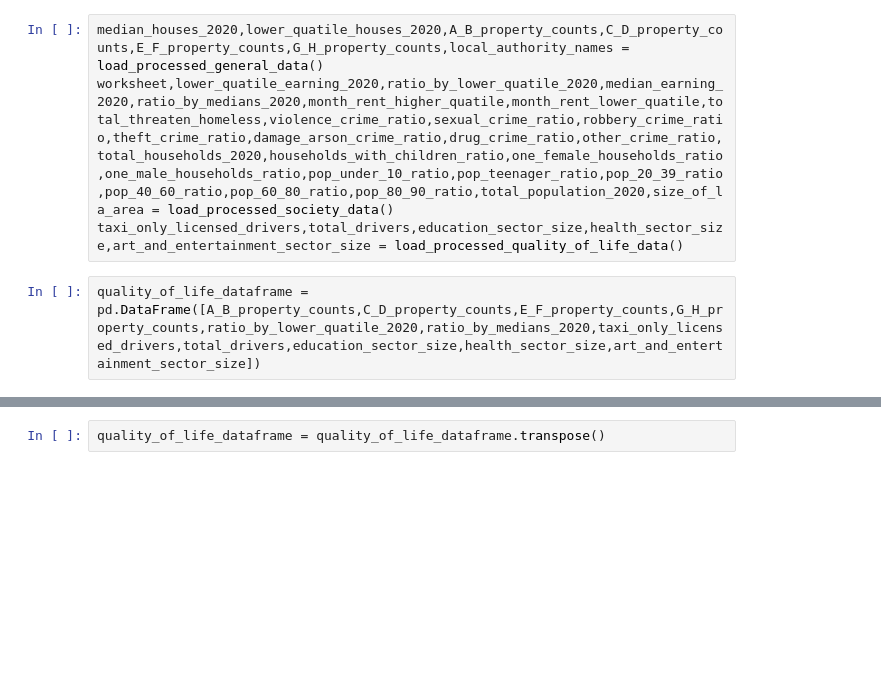
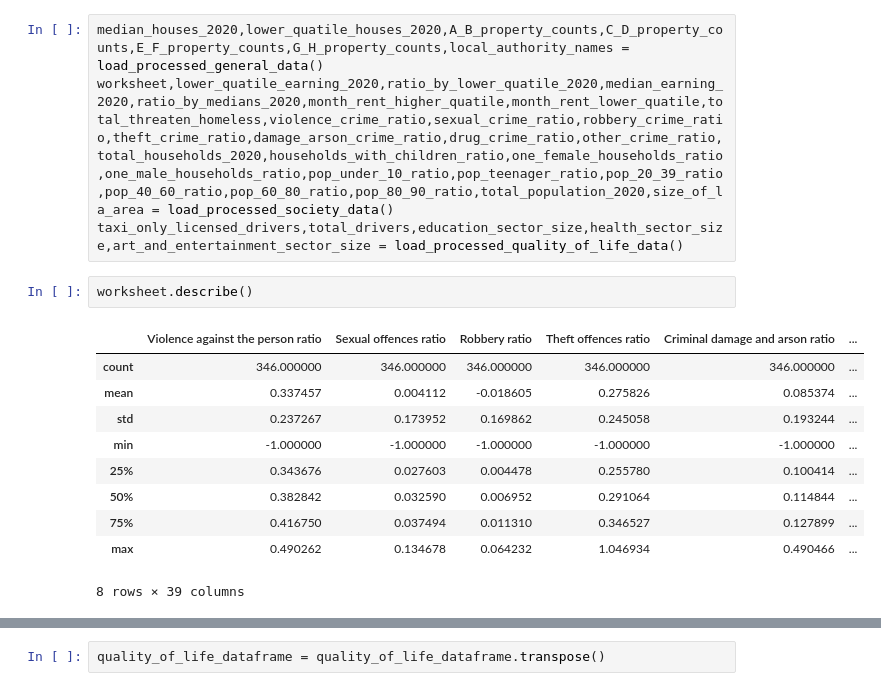
Before and after one commit to SIthodox2286/mdm_3_phace_C, a Jupyter notebook: multi_variable_linear_regression_analysis.ipynb, the cells around one changed output, grey strips where cells are left out. Saved outputs shown, nothing was run; the diff lists cells and outputs as text; blank space fills up the shorter version.

```diff
--- a/multi_variable_linear_regression_analysis.ipynb
+++ b/multi_variable_linear_regression_analysis.ipynb
@@ -48,5 +48,16 @@ def produce_predictions_linear_regression(train_X, test_X, train_y, test_y):
 median_houses_2020,lower_quatile_houses_2020,A_B_property_counts,C_D_property_counts,E_F_property_counts,G_H_property_counts,local_authority_names = load_processed_general_data()
 worksheet,lower_quatile_earning_2020,ratio_by_lower_quatile_2020,median_earning_2020,ratio_by_medians_2020,month_rent_higher_quatile,month_rent_lower_quatile,total_threaten_homeless,violence_crime_ratio,sexual_crime_ratio,robbery_crime_ratio,theft_crime_ratio,damage_arson_crime_ratio,drug_crime_ratio,other_crime_ratio,total_households_2020,households_with_children_ratio,one_female_households_ratio,one_male_households_ratio,pop_under_10_ratio,pop_teenager_ratio,pop_20_39_ratio,pop_40_60_ratio,pop_60_80_ratio,pop_80_90_ratio,total_population_2020,size_of_la_area = load_processed_society_data()
 taxi_only_licensed_drivers,total_drivers,education_sector_size,health_sector_size,art_and_entertainment_sector_size = load_processed_quality_of_life_data()
-# %%
-quality_of_life_dataframe = pd.DataFrame([A_B_property_counts,C_D_property_counts,E_F_property_counts,G_H_property_counts,ratio_by_lower_quatile_2020,ratio_by_medians_2020,taxi_only_licensed_drivers,total_drivers,education_sector_size,health_sector_size,art_and_entertainment_sector_size])
+# %%
+worksheet.describe()
+# %% [output]
+|  | Violence against the person ratio | Sexual offences ratio | Robbery ratio | Theft offences ratio | Criminal damage and arson ratio | ... |
+| count | 346.000000 | 346.000000 | 346.000000 | 346.000000 | 346.000000 | ... |
+| mean | 0.337457 | 0.004112 | -0.018605 | 0.275826 | 0.085374 | ... |
+| std | 0.237267 | 0.173952 | 0.169862 | 0.245058 | 0.193244 | ... |
+| min | -1.000000 | -1.000000 | -1.000000 | -1.000000 | -1.000000 | ... |
+| 25% | 0.343676 | 0.027603 | 0.004478 | 0.255780 | 0.100414 | ... |
+| 50% | 0.382842 | 0.032590 | 0.006952 | 0.291064 | 0.114844 | ... |
+| 75% | 0.416750 | 0.037494 | 0.011310 | 0.346527 | 0.127899 | ... |
+| max | 0.490262 | 0.134678 | 0.064232 | 1.046934 | 0.490466 | ... |
+8 rows × 39 columns
```
Also changed, not shown: parts of 4 cells of this notebook, 7 other files.
